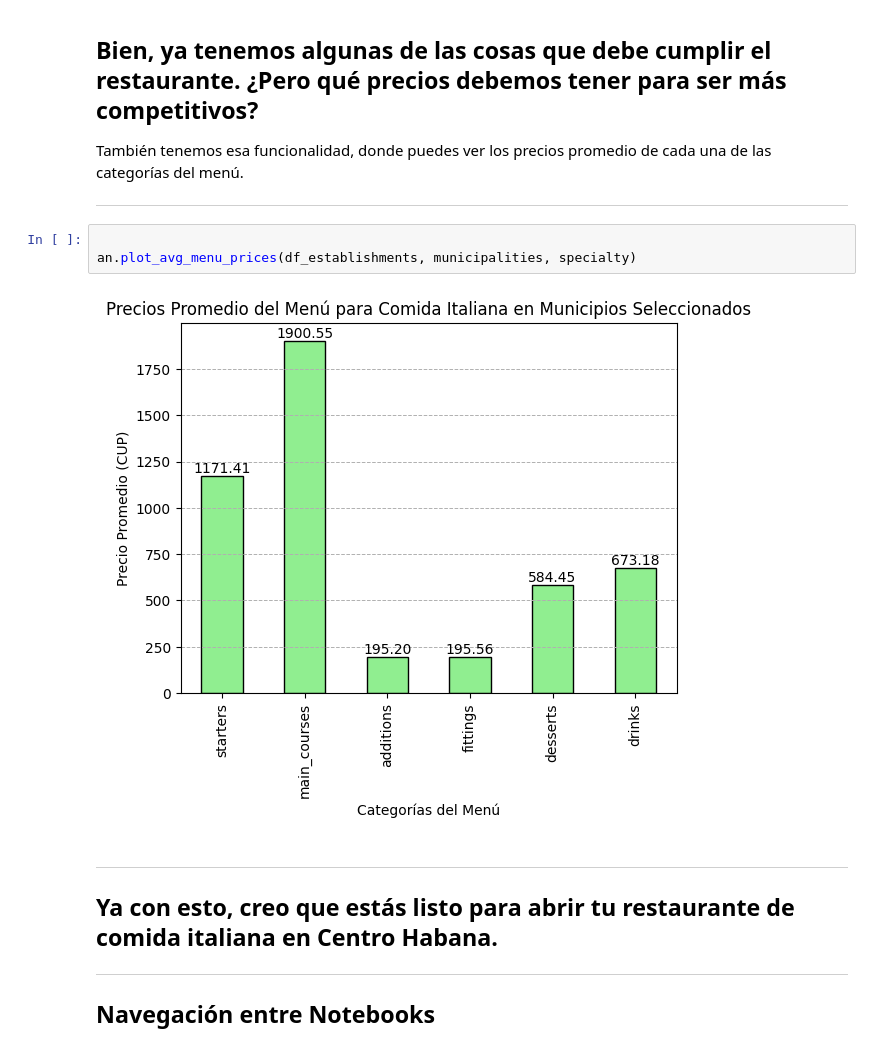
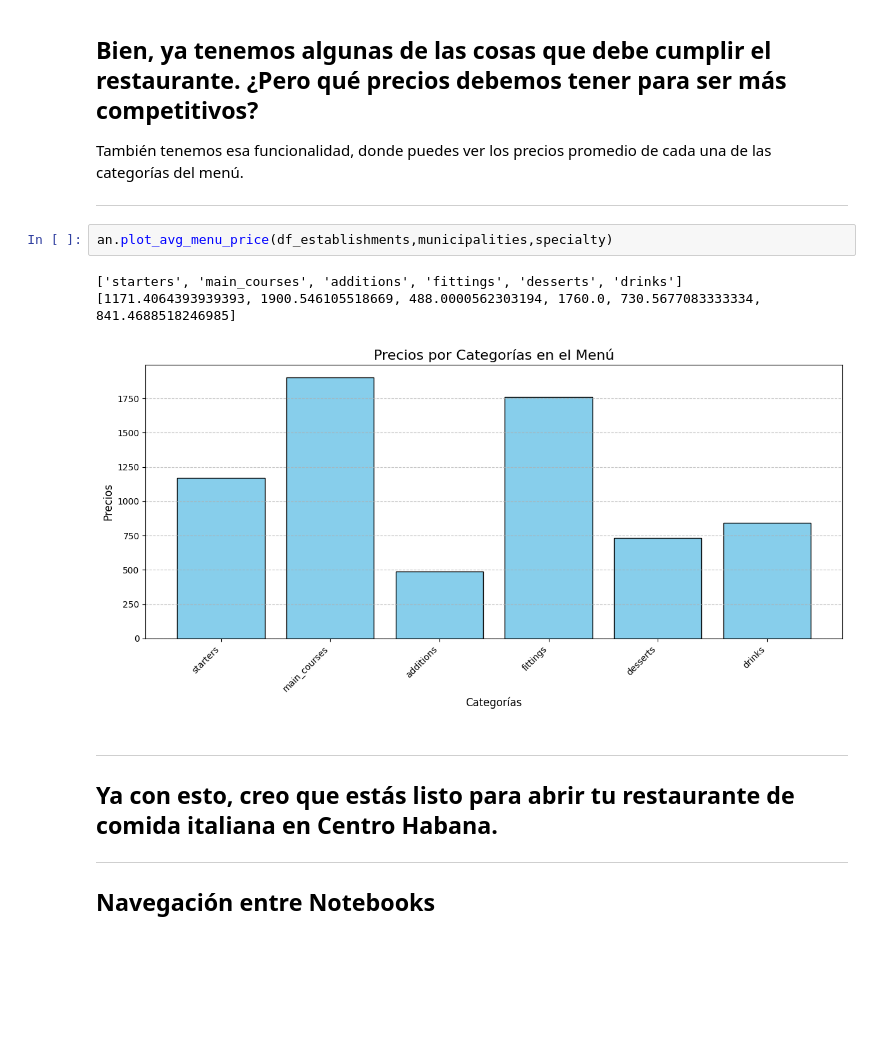
Before and after one commit to BarbaroYoel/find_beta, a Jupyter notebook: notebooks/find_analysis.ipynb, the cells around one changed output. Saved outputs shown, nothing was run; the diff lists cells and outputs as text; blank space fills up the shorter version.

```diff
--- a/notebooks/find_analysis.ipynb
+++ b/notebooks/find_analysis.ipynb
@@ -137,10 +137,11 @@ También tenemos esa funcionalidad, donde puedes ver los precios promedio de cad
 
 ---
 # %%
-
-an.plot_avg_menu_prices(df_establishments, municipalities, specialty)
+an.plot_avg_menu_price(df_establishments,municipalities,specialty)
 # %% [output]
+['starters', 'main_courses', 'additions', 'fittings', 'desserts', 'drinks']
+[1171.4064393939393, 1900.546105518669, 488.0000562303194, 1760.0, 730.5677083333334, 841.4688518246985]
-[figure, old version]
+[figure, new version]
 # %% [markdown]
 ---
  ## Ya con esto, creo que estás listo para abrir tu restaurante de comida italiana en Centro Habana.
```
Also changed, not shown: parts of 2 cells of this notebook, 3 other files.
